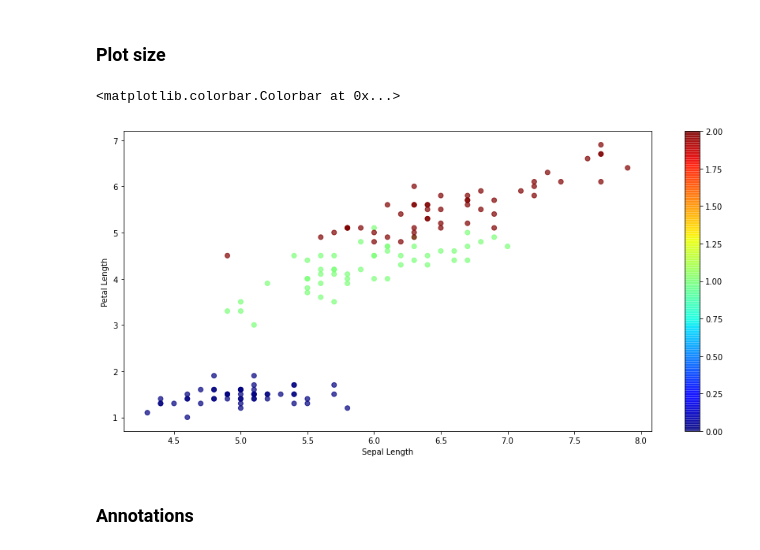
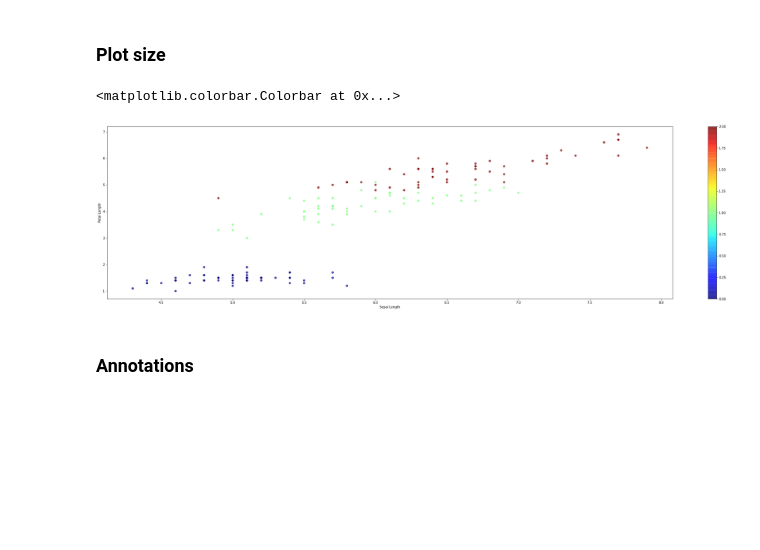
Before and after one commit to Pritush09/Visulaisation-Library-Practice, a Jupyter notebook: Session_24_advanced_matplotlib.ipynb, the cells around one changed output. Cells and saved outputs as stored; diff of their text form; code cells hidden in the pictures; blank space fills up the shorter version.

Commit message:
done with scatter plot and playing with the plot size

```diff
--- a/Session_24_advanced_matplotlib.ipynb
+++ b/Session_24_advanced_matplotlib.ipynb
@@ -44,15 +47,15 @@ plt.colorbar()
 # %% [markdown]
 ### Plot size
 # %%
-plt.figure(figsize=(15,7))
+plt.figure(figsize=(40,10))
 
 plt.scatter(iris['SepalLengthCm'],iris['PetalLengthCm'],c=iris['Species'],cmap='jet',alpha=0.7)
 plt.xlabel('Sepal Length')
 plt.ylabel('Petal Length')
 plt.colorbar()
 # %% [output]
 <matplotlib.colorbar.Colorbar at 0x...>
-[figure, old version]
+[figure, new version]
 # %% [markdown]
 ### Annotations
 # %%
```
Also changed, not shown: parts of 4 cells of this notebook.
